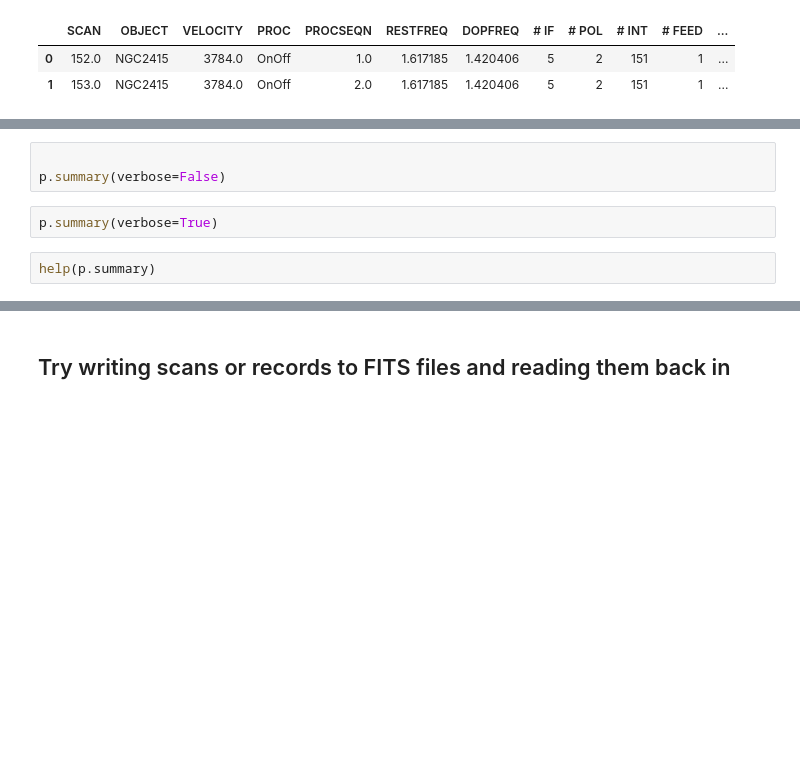
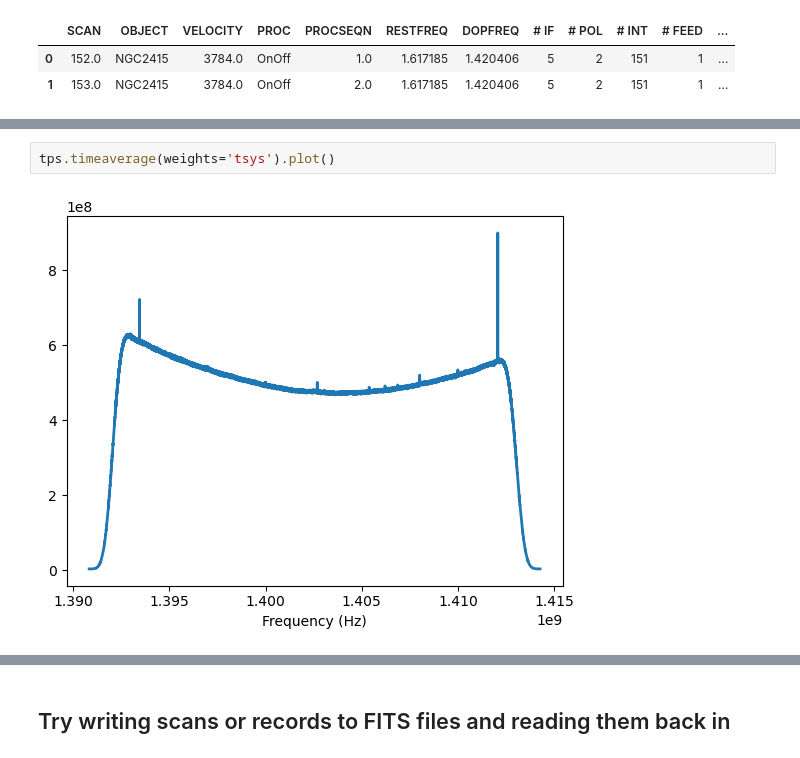
Before and after one commit to GreenBankObservatory/dysh, a Jupyter notebook: notebooks/test_sdfits.ipynb, the cells around one changed output, grey strips where cells are left out. Saved outputs shown, nothing was run; the diff lists cells and outputs as text; blank space fills up the shorter version.

Commit message:
timeaveraging ans systemp weights

```diff
--- a/notebooks/test_sdfits.ipynb
+++ b/notebooks/test_sdfits.ipynb
@@ -144,7 +76,4 @@ array([17.45805392, 17.4667357 , 17.51221928, 17.4754147 , 17.27344124,
-# %%
-
-p.summary(verbose=False)
-# %%
-p.summary(verbose=True)
-# %%
-help(p.summary)
+# %%
+tps.timeaverage(weights='tsys').plot()
+# %% [output]
+[figure, added]
```
Also changed, not shown: parts of 23 cells of this notebook, 2 other files.
